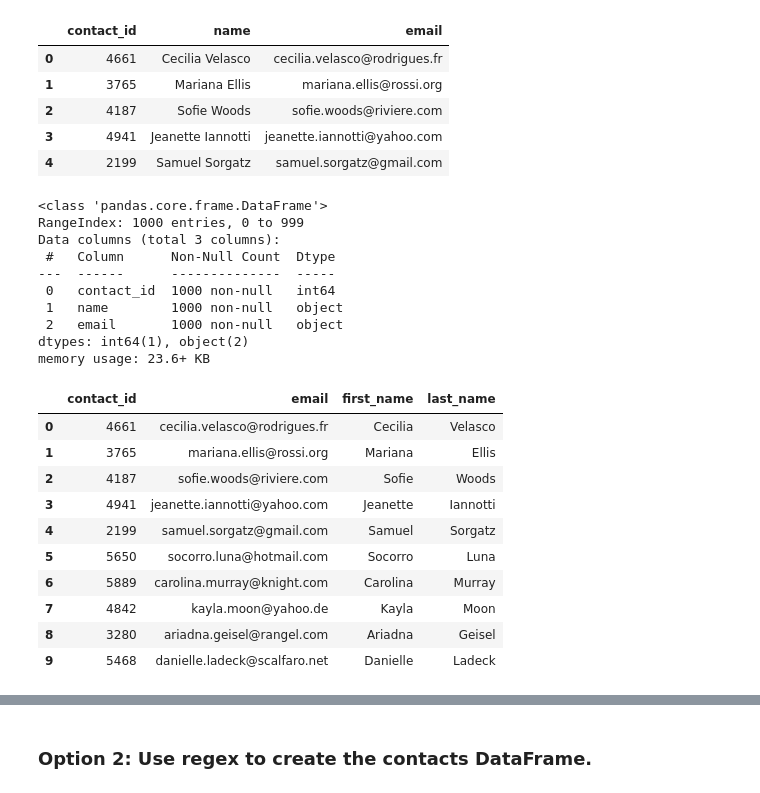
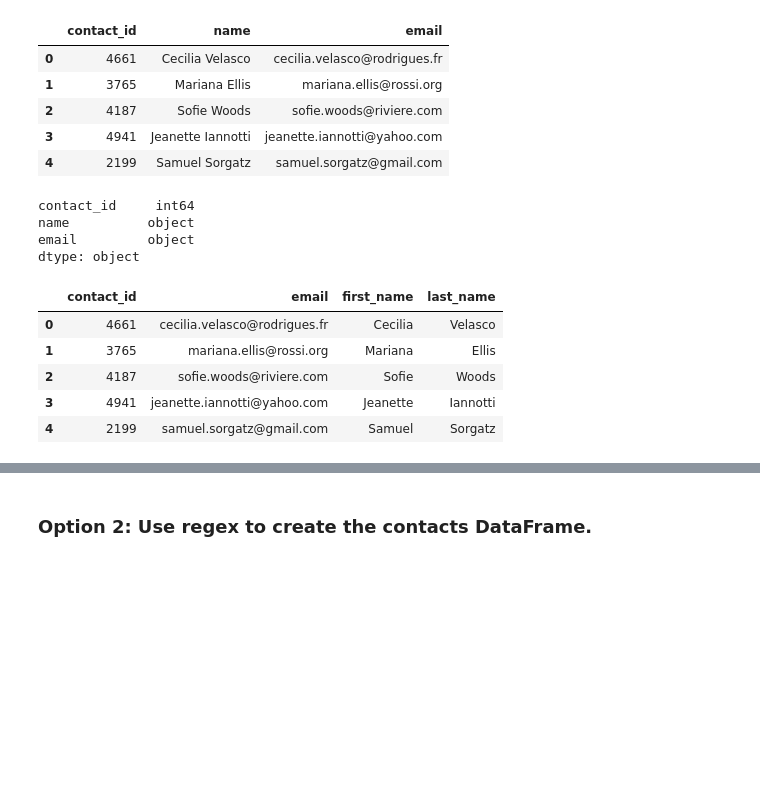
Before and after one commit to ollayyy/Crowdfunding_ETL, a Jupyter notebook: ETL_Mini_Project_Starter_Code_OEve_SLakshmi.ipynb, the cells around one changed output, grey strips where cells are left out. Drawn from its saved outputs; the diff is of its cells as text; code cells hidden in the pictures; blank space fills up the shorter version.

```diff
--- a/ETL_Mini_Project_Starter_Code_OEve_SLakshmi.ipynb
+++ b/ETL_Mini_Project_Starter_Code_OEve_SLakshmi.ipynb
@@ -272,7 +291,7 @@ campaign_cleaned.to_csv("Resources/campaign.csv", index=False)
 ### Extract the contacts.xlsx Data.
 # %%
 # Read the data into a Pandas DataFrame. Use the `header=2` parameter when reading in the data.
-contact_info_df = pd.read_excel('Resources/contacts.xlsx', header=2)
+contact_info_df = pd.read_excel('Resources/contacts.xlsx', header=3)
 contact_info_df.head()
 # %% [output]
 |  | contact_info |
@@ -298,6 +317,10 @@ Then export the DataFrame as a `contacts.csv` CSV file.
 import json
 dict_values = []
 
+for index, row in contact_info_df.iterrows():
+        contact_info = json.loads(row['contact_info'])
+        dict_values.append(contact_info)
+
 
 # Print out the list of values for each row.
 print(dict_values)
@@ -306,6 +329,8 @@ print(dict_values)
 # %%
 # Create a contact_info DataFrame and add each list of values, i.e., each row
 # to the 'contact_id', 'name', 'email' columns.
+contact_info = pd.DataFrame(dict_values)
+contact_info.head()
 # %% [output]
 |  | contact_id | name | email |
 | 0 | 4661 | Cecilia Velasco | cecilia.velasco@rodrigues.fr |
@@ -315,33 +340,25 @@ print(dict_values)
 | 4 | 2199 | Samuel Sorgatz | samuel.sorgatz@gmail.com |
 # %%
 # Check the datatypes.
+contact_info.dtypes
 # %% [output]
-<class 'pandas.core.frame.DataFrame'>
-RangeIndex: 1000 entries, 0 to 999
-Data columns (total 3 columns):
- #   Column      Non-Null Count  Dtype
----  ------      --------------  -----
- 0   contact_id  1000 non-null   int64
- 1   name        1000 non-null   object
- 2   email       1000 non-null   object
-dtypes: int64(1), object(2)
-memory usage: 23.6+ KB
+contact_id     int64
+name          object
+email         object
+dtype: object
 # %%
 # Create a "first"name" and "last_name" column with the first and last names from the "name" column.
-
+contact_info[['first_name', 'last_name']] = contact_info['name'].str.split(' ', 1, expand=True)
 
 # Drop the contact_name column
+contact_info = contact_info.drop('name', axis=1)
+contact_info.head()
 # %% [output]
 |  | contact_id | email | first_name | last_name |
 | 0 | 4661 | cecilia.velasco@rodrigues.fr | Cecilia | Velasco |
 | 1 | 3765 | mariana.ellis@rossi.org | Mariana | Ellis |
 | 2 | 4187 | sofie.woods@riviere.com | Sofie | Woods |
 | 3 | 4941 | jeanette.iannotti@yahoo.com | Jeanette | Iannotti |
 | 4 | 2199 | samuel.sorgatz@gmail.com | Samuel | Sorgatz |
-| 5 | 5650 | socorro.luna@hotmail.com | Socorro | Luna |
-| 6 | 5889 | carolina.murray@knight.com | Carolina | Murray |
-| 7 | 4842 | kayla.moon@yahoo.de | Kayla | Moon |
-| 8 | 3280 | ariadna.geisel@rangel.com | Ariadna | Geisel |
-| 9 | 5468 | danielle.ladeck@scalfaro.net | Danielle | Ladeck |
 # %%
 # Reorder the columns
```
Also changed, not shown: parts of 8 cells of this notebook, 2 other files.
